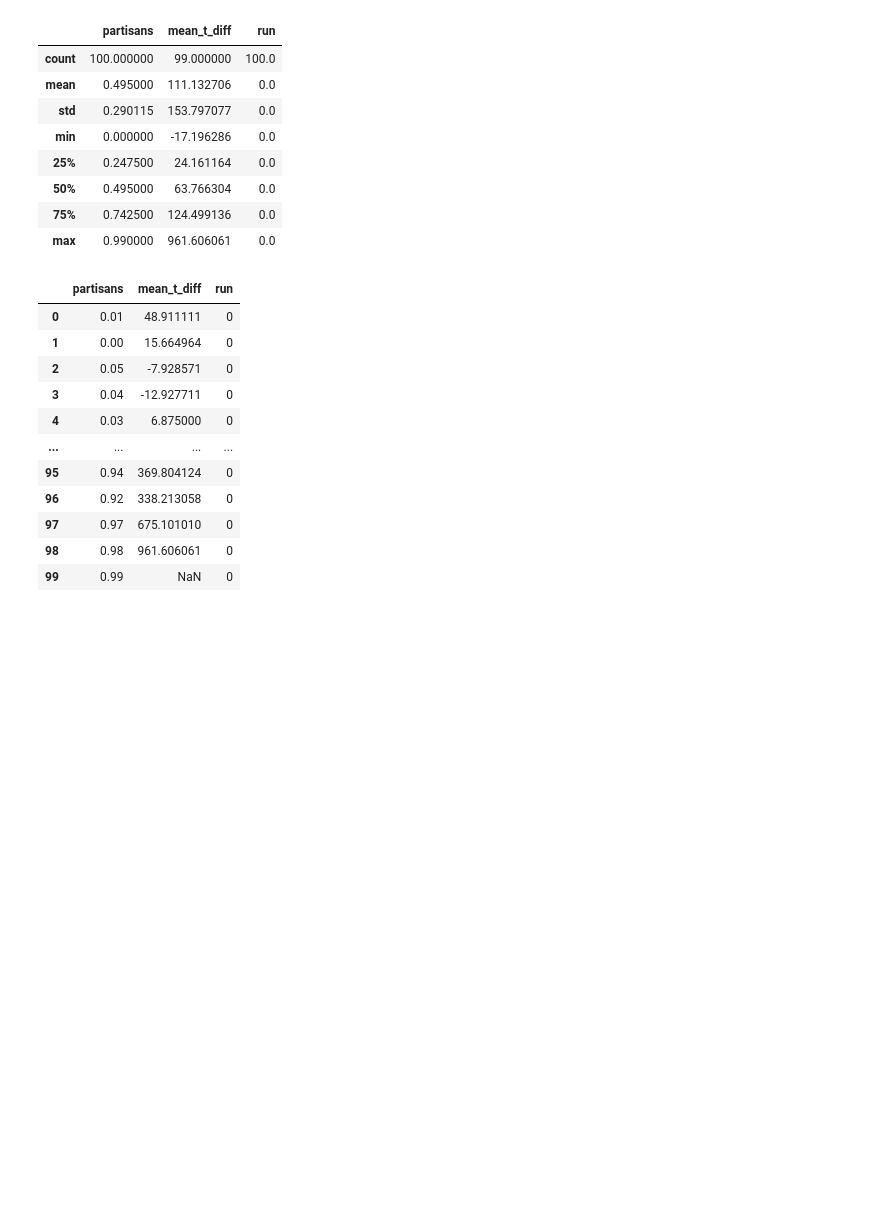
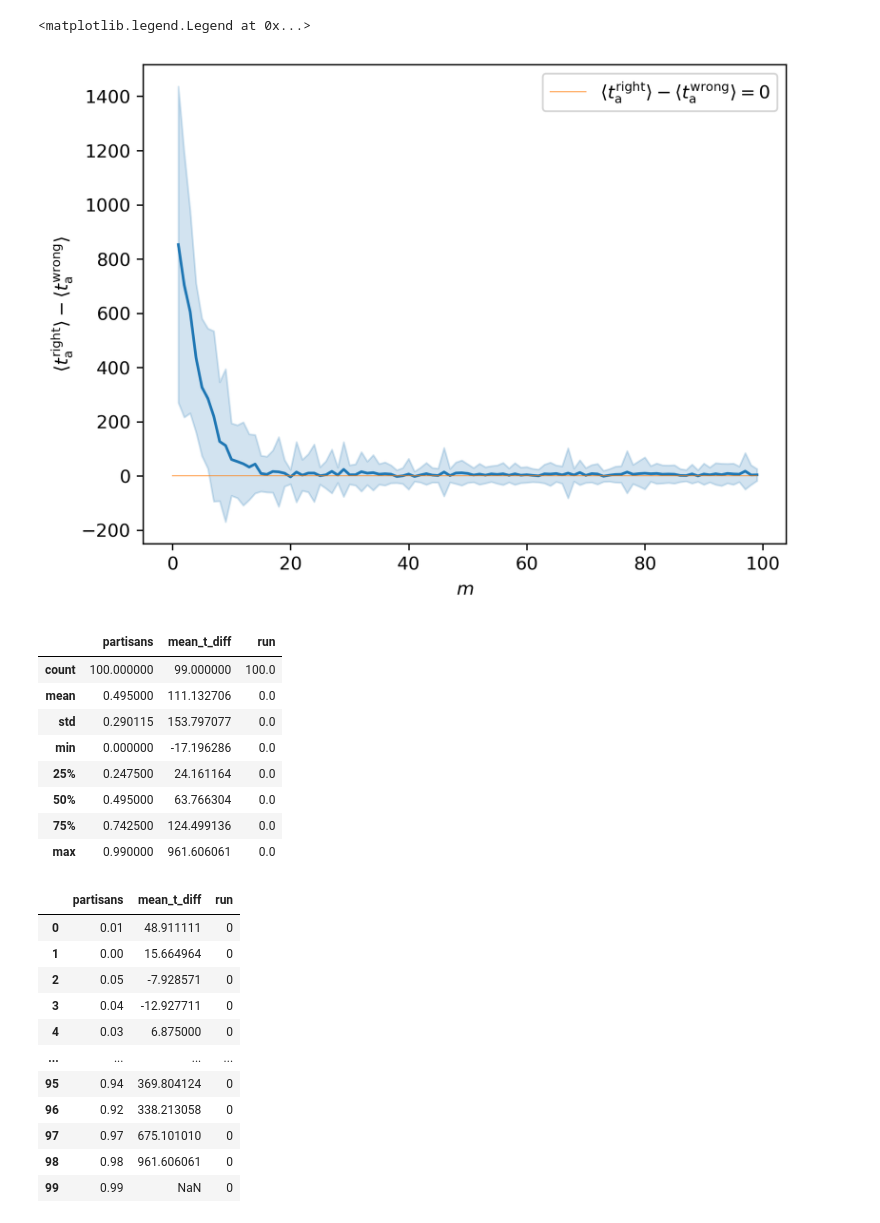
Before and after one commit to YutongB/Opinion-Dynamics, a Jupyter notebook: notebooks/fracpartisan-sim.ipynb, the cells around one changed output. Cells and saved outputs as stored; diff of their text form; code cells hidden in the pictures; blank space fills up the shorter version.

```diff
--- a/notebooks/fracpartisan-sim.ipynb
+++ b/notebooks/fracpartisan-sim.ipynb
@@ -13,4 +13,21 @@ mpl.rcParams["figure.dpi"] = 300
 Result = namedtuple('Result', ['partisans', "sims"])
 Sim = NamedTuple("Sim", [("mean_t_diff", int)])
 # %%
-fname = 'output/bigexperiment-opponents-nomean-2022_10_05-10_33_38.log'
+fname = 'output/bigexperiment-2022_10_06-20_34_14.log'
+# %%
+import json
+results_by_m = defaultdict(list[Sim])
+
+rows = []
+with open('../' + fname, 'r') as f:
+    for line in f:
+        d = json.loads(line)
+
+        rows.append(d)
+        results_by_m[d['m']].append(Sim(d['mean_t_diff']))
+
+results = [Result(k, v) for k, v in results_by_m.items()]
+# results.sort(key=lambda x: x.partisans)
+
+df = pd.DataFrame(rows).sort_values(by='m')
+df
@@ -17,3 +73,14 @@ fname = 'output/bigexperiment-opponents-nomean-2022_10_05-10_33_38.log'
+# %%
+
+sns.lineplot(data=df, x='m', y='mean_t_diff',errorbar="sd")
+# plt.yscale('log')
+plt.plot([0]*100,alpha= 0.8,linewidth=0.5,label= "$\\langle t_{\\rm a}^{\\rm right} \\rangle - \\langle t_{\\rm a}^{\\rm wrong} \\rangle =0$")
+plt.ylabel("$\\langle t_{\\rm a}^{\\rm right} \\rangle - \\langle t_{\\rm a}^{\\rm wrong} \\rangle$")
+plt.xlabel("$m$")
+plt.legend()
+# %% [output]
+<matplotlib.legend.Legend at 0x...>
+[figure, added]
 # %%
 import json
 results_by_partisan = defaultdict(list[Sim])
```
Also changed, not shown: parts of 3 cells of this notebook, 8 other files.
